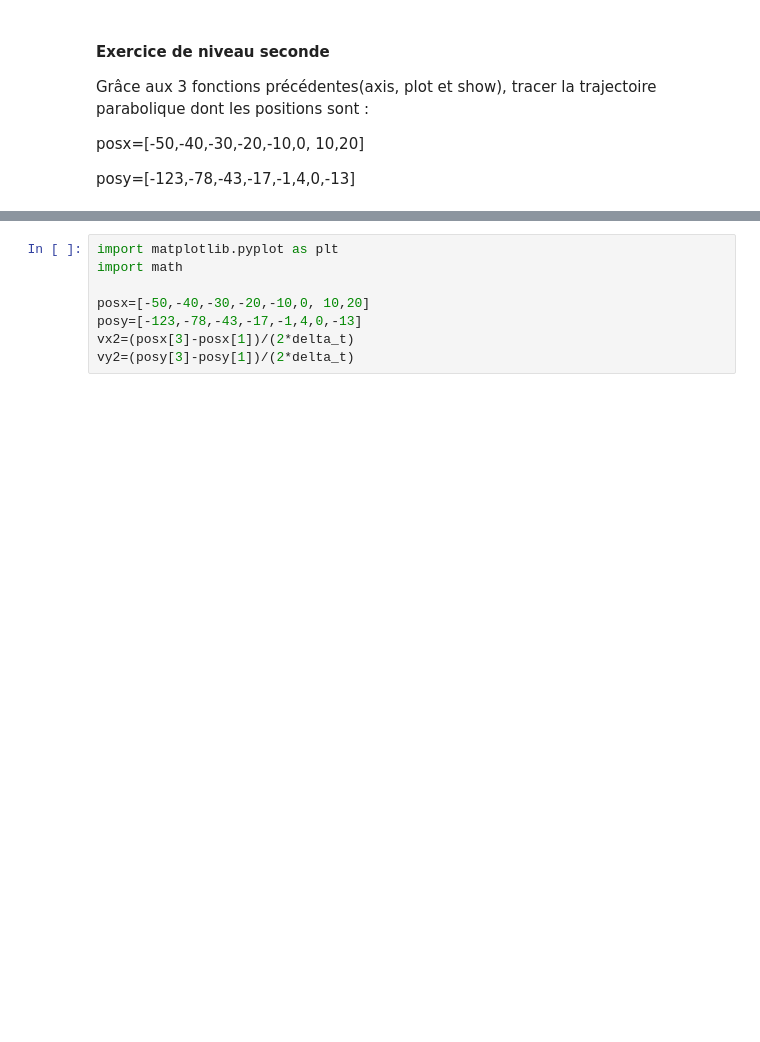
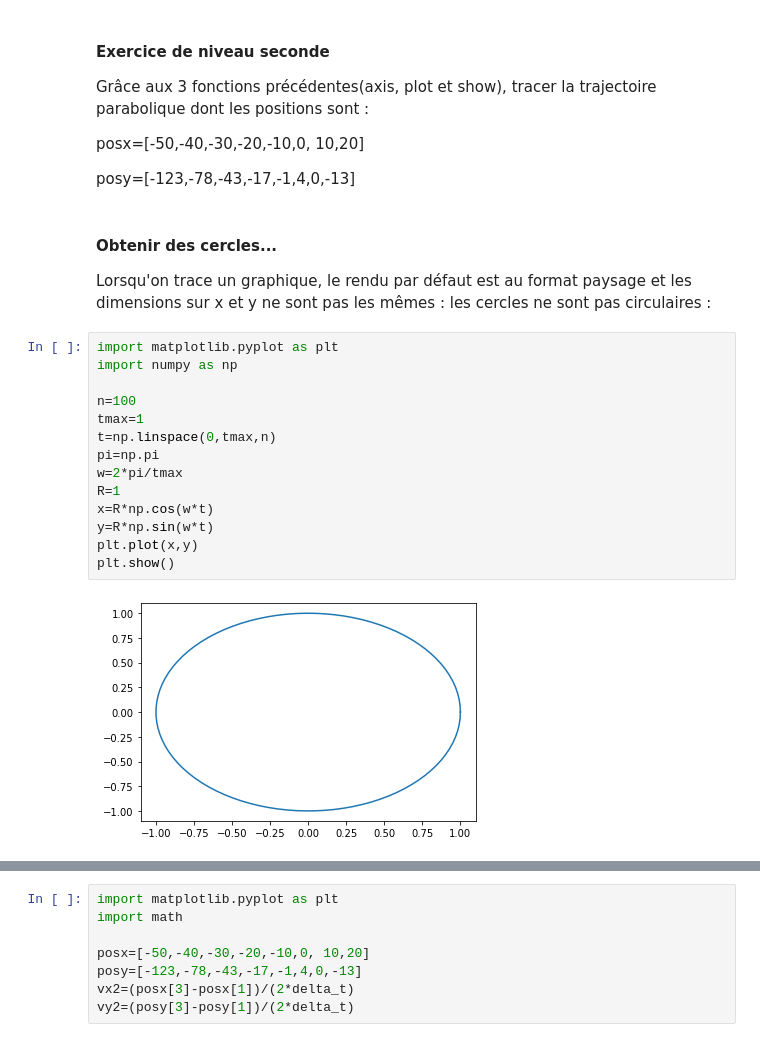
Before and after one commit to cedric-lemery/JupyterNotebooks, a Jupyter notebook: SpePhysique/TutoPythonSpePhysique.ipynb, the cells around one changed output, grey strips where cells are left out. Cells and saved outputs as stored; diff of their text form; blank space fills up the shorter version.

```diff
--- a/SpePhysique/TutoPythonSpePhysique.ipynb
+++ b/SpePhysique/TutoPythonSpePhysique.ipynb
@@ -250,3 +250,22 @@ Grâce aux 3 fonctions précédentes(axis, plot et show), tracer la trajectoire
 posx=[-50,-40,-30,-20,-10,0, 10,20]
 
 posy=[-123,-78,-43,-17,-1,4,0,-13]
+# %% [markdown]
+#### Obtenir des cercles...
+Lorsqu'on trace un graphique, le rendu par défaut est au format paysage et les dimensions sur x et y ne sont pas les mêmes : les cercles ne sont pas circulaires :
+# %%
+import matplotlib.pyplot as plt
+import numpy as np
+
+n=100
+tmax=1
+t=np.linspace(0,tmax,n)
+pi=np.pi
+w=2*pi/tmax
+R=1
+x=R*np.cos(w*t)
+y=R*np.sin(w*t)
+plt.plot(x,y)
+plt.show()
+# %% [output]
+[figure, added]
```
Also changed, not shown: parts of 8 cells of this notebook.
